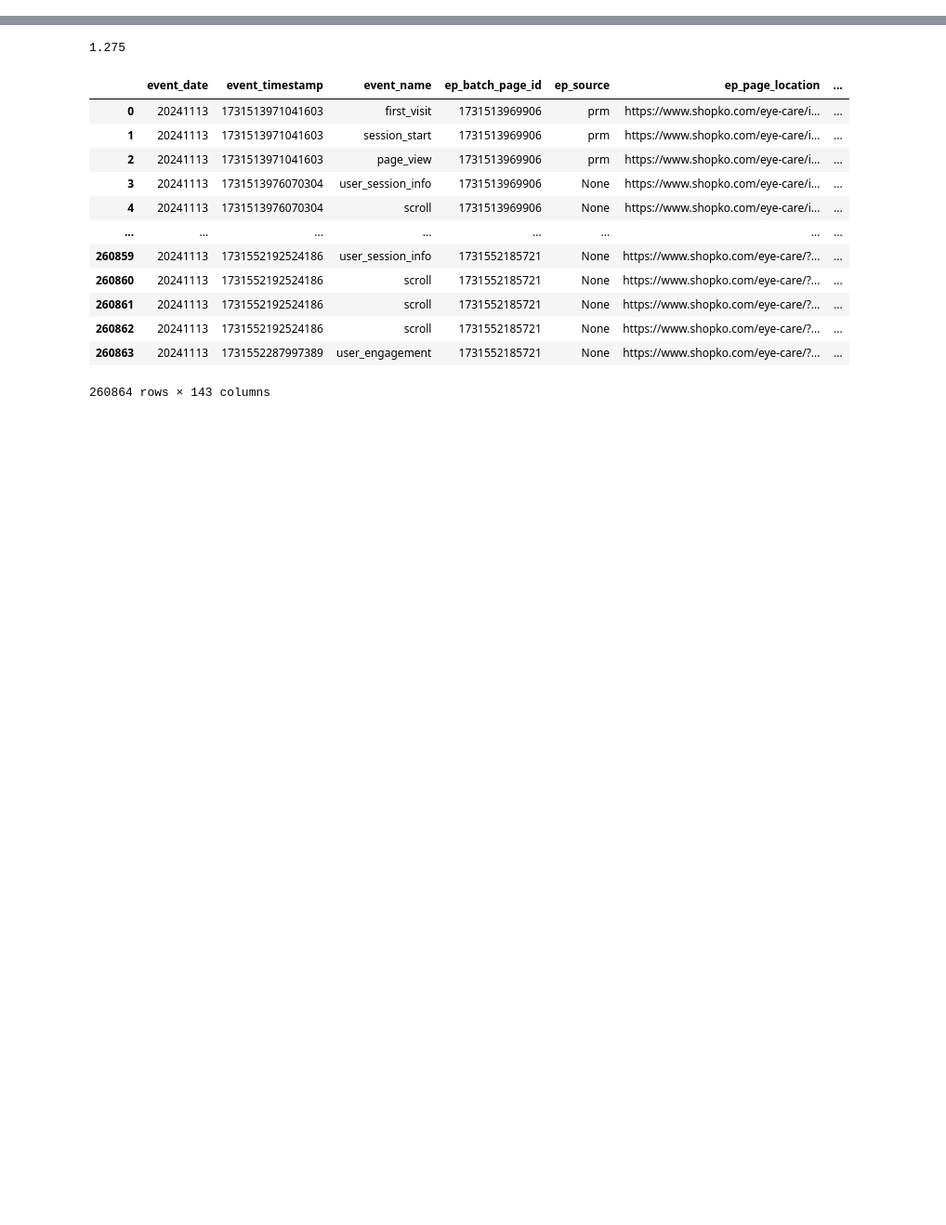
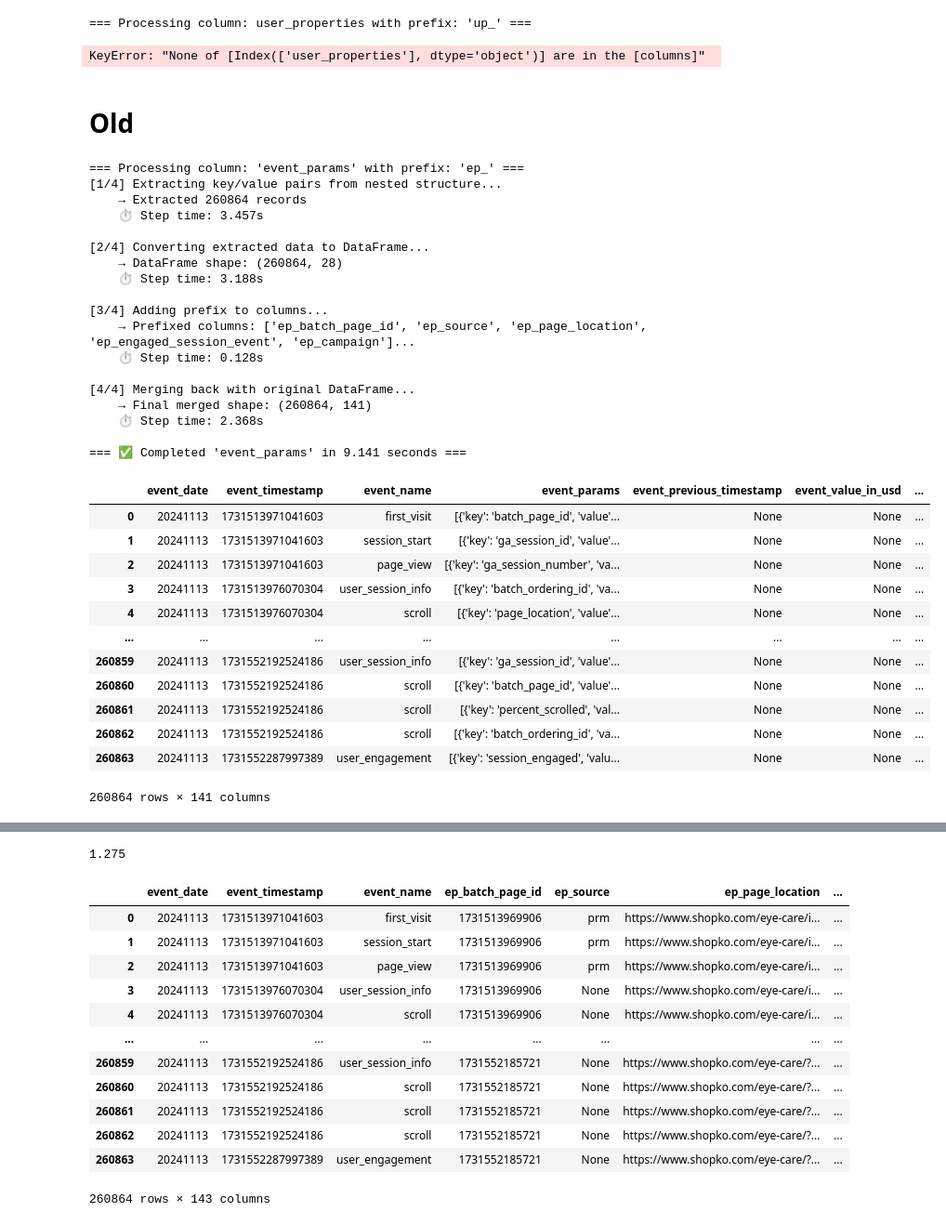
Before and after one commit to AliGohar2151/Data-Engineering, a Jupyter notebook: Google Analytics Data/script/events_normalization.ipynb, the cells around one changed output, grey strips where cells are left out. Shown at 93% size. Drawn from its saved outputs; the diff is of its cells as text; code cells hidden in the pictures; blank space fills up the shorter version.

```diff
--- a/Google Analytics Data/script/events_normalization.ipynb
+++ b/Google Analytics Data/script/events_normalization.ipynb
@@ -35,0 +127,8 @@ user_props_df = pd.DataFrame(user_props_data).add_prefix('user_prop_')
+# %%
+df_1 = normalize_params(df_1,'user_properties','up_')
+df_1
+# %% [output]
+=== Processing column: user_properties with prefix: 'up_' ===
+KeyError: "None of [Index(['user_properties'], dtype='object')] are in the [columns]"
+# %% [markdown]
+# Old
@@ -35,0 +185,35 @@ user_props_df = pd.DataFrame(user_props_data).add_prefix('user_prop_')
+# %%
+df_2 = extract_nested_params(data_df,'event_params','ep_')
+df_2
+# %% [output]
+=== Processing column: 'event_params' with prefix: 'ep_' ===
+[1/4] Extracting key/value pairs from nested structure...
+    → Extracted 260864 records
+    ⏱️ Step time: 3.457s
+
+[2/4] Converting extracted data to DataFrame...
+    → DataFrame shape: (260864, 28)
+    ⏱️ Step time: 3.188s
+
+[3/4] Adding prefix to columns...
+    → Prefixed columns: ['ep_batch_page_id', 'ep_source', 'ep_page_location', 'ep_engaged_session_event', 'ep_campaign']...
+    ⏱️ Step time: 0.128s
+
+[4/4] Merging back with original DataFrame...
+    → Final merged shape: (260864, 141)
+    ⏱️ Step time: 2.368s
+
+=== ✅ Completed 'event_params' in 9.141 seconds ===
+|  | event_date | event_timestamp | event_name | event_params | event_previous_timestamp | event_value_in_usd | ... |
+| 0 | 20241113 | 1731513971041603 | first_visit | [{'key': 'batch_page_id', 'value'... | None | None | ... |
+| 1 | 20241113 | 1731513971041603 | session_start | [{'key': 'ga_session_id', 'value'... | None | None | ... |
+| 2 | 20241113 | 1731513971041603 | page_view | [{'key': 'ga_session_number', 'va... | None | None | ... |
+| 3 | 20241113 | 1731513976070304 | user_session_info | [{'key': 'batch_ordering_id', 'va... | None | None | ... |
+| 4 | 20241113 | 1731513976070304 | scroll | [{'key': 'page_location', 'value'... | None | None | ... |
+| ... | ... | ... | ... | ... | ... | ... | ... |
+| 260859 | 20241113 | 1731552192524186 | user_session_info | [{'key': 'ga_session_id', 'value'... | None | None | ... |
+| 260860 | 20241113 | 1731552192524186 | scroll | [{'key': 'batch_page_id', 'value'... | None | None | ... |
+| 260861 | 20241113 | 1731552192524186 | scroll | [{'key': 'percent_scrolled', 'val... | None | None | ... |
+| 260862 | 20241113 | 1731552192524186 | scroll | [{'key': 'batch_ordering_id', 'va... | None | None | ... |
+| 260863 | 20241113 | 1731552287997389 | user_engagement | [{'key': 'session_engaged', 'valu... | None | None | ... |
+260864 rows × 141 columns
```
Also changed, not shown: parts of 15 cells of this notebook, 2 other files.
